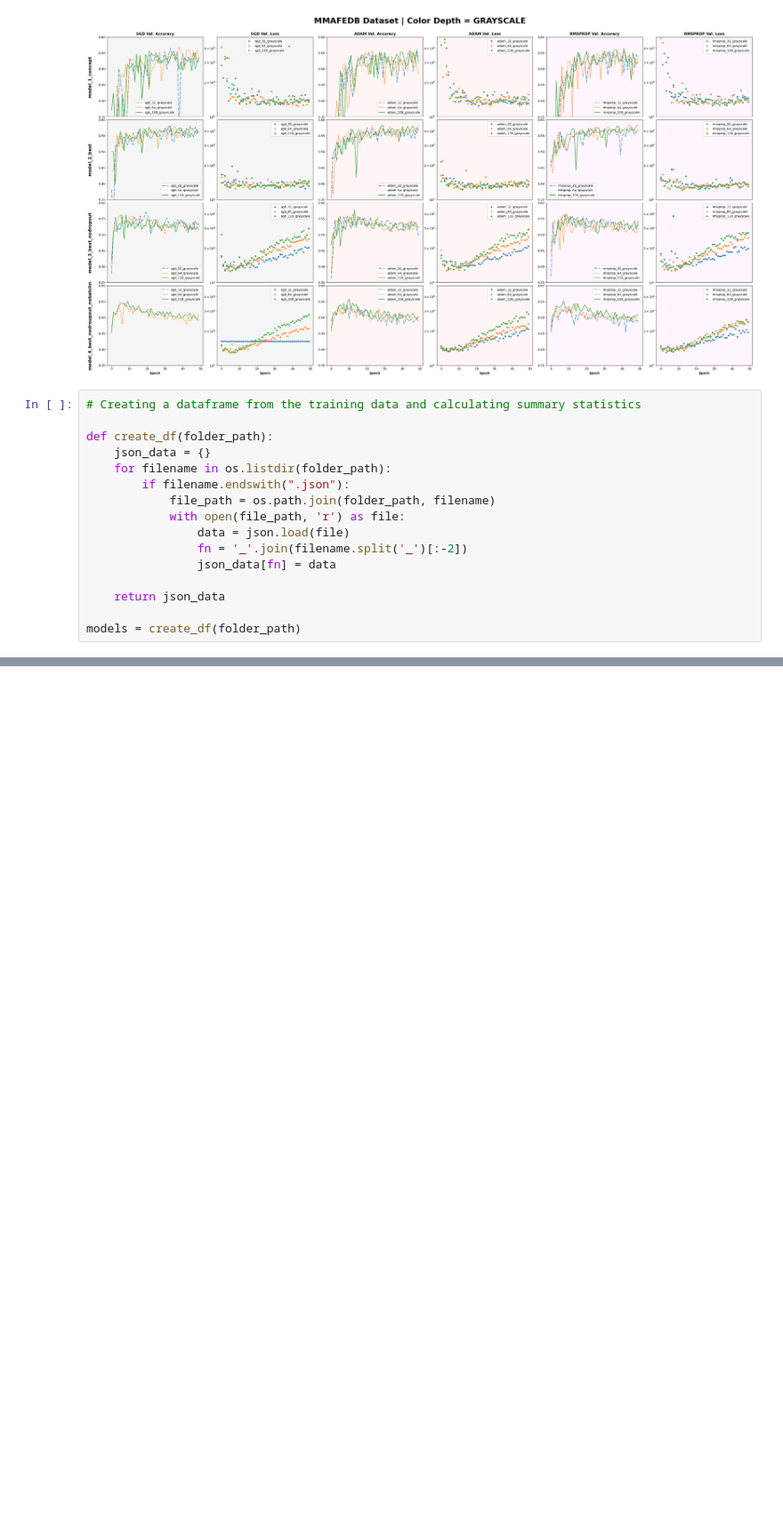
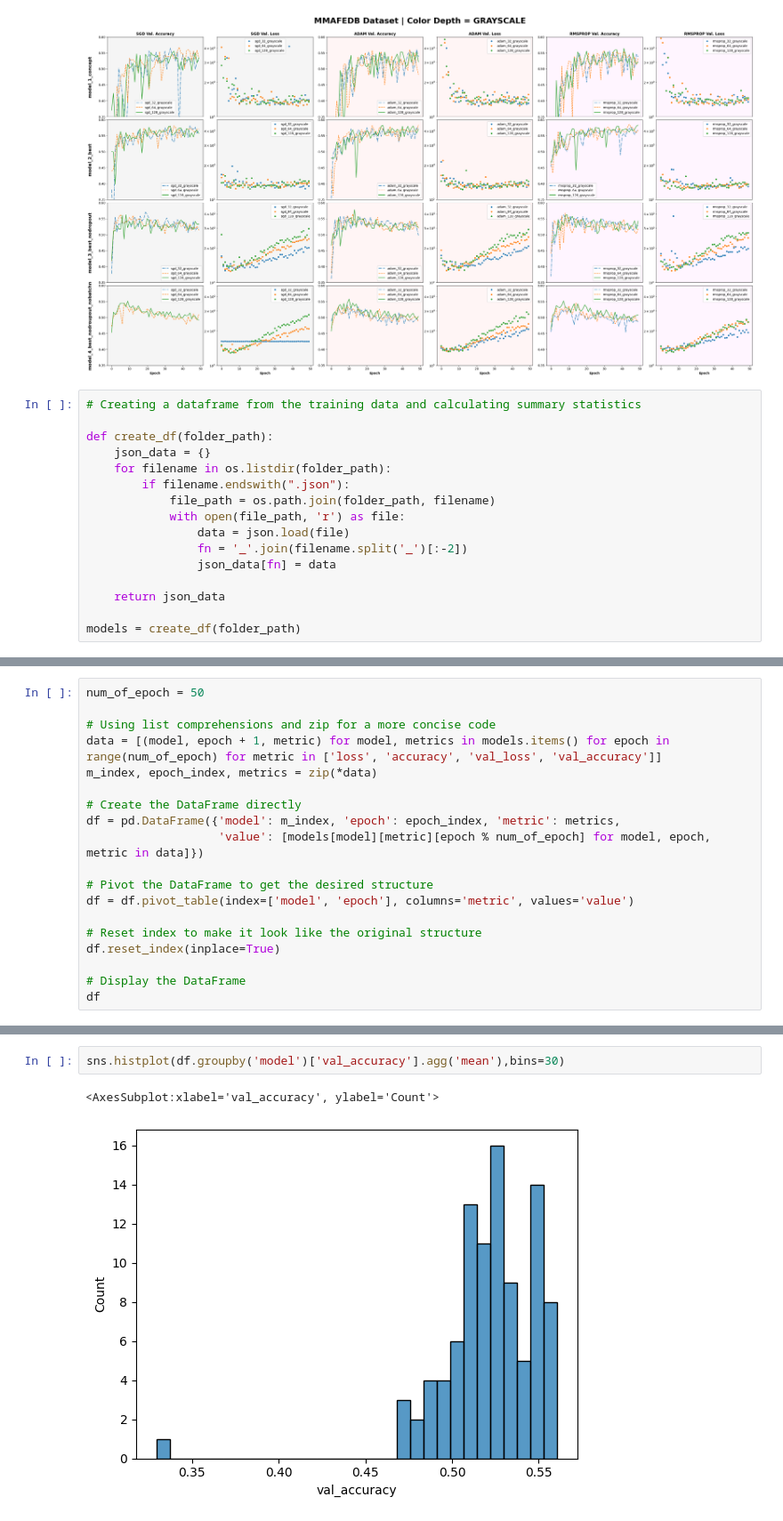
Before and after one commit to DeusNexus/iu-emotion-classification-tensorflow, a Jupyter notebook: notebooks/training_evaluation.ipynb, the cells around one changed output, grey strips where cells are left out. Shown at 89% size. Drawn from its saved outputs; the diff is of its cells as text; blank space fills up the shorter version.

Commit message:
Fix Images

```diff
--- a/notebooks/highest_score.ipynb
+++ b/notebooks/training_evaluation.ipynb
@@ -237,0 +222,19 @@ ValueError: Length of values (50) does not match length of index (96)
+# %%
+num_of_epoch = 50
+
+# Using list comprehensions and zip for a more concise code
+data = [(model, epoch + 1, metric) for model, metrics in models.items() for epoch in range(num_of_epoch) for metric in ['loss', 'accuracy', 'val_loss', 'val_accuracy']]
+m_index, epoch_index, metrics = zip(*data)
+
+# Create the DataFrame directly
+df = pd.DataFrame({'model': m_index, 'epoch': epoch_index, 'metric': metrics,
+                   'value': [models[model][metric][epoch % num_of_epoch] for model, epoch, metric in data]})
+
+# Pivot the DataFrame to get the desired structure
+df = df.pivot_table(index=['model', 'epoch'], columns='metric', values='value')
+
+# Reset index to make it look like the original structure
+df.reset_index(inplace=True)
+
+# Display the DataFrame
+df
@@ -237,0 +255,5 @@ ValueError: Length of values (50) does not match length of index (96)
+# %%
+sns.histplot(df.groupby('model')['val_accuracy'].agg('mean'),bins=30)
+# %% [output]
+<AxesSubplot:xlabel='val_accuracy', ylabel='Count'>
+[figure, added]
```
Also changed, not shown: parts of 10 cells of this notebook, 1 other file.
